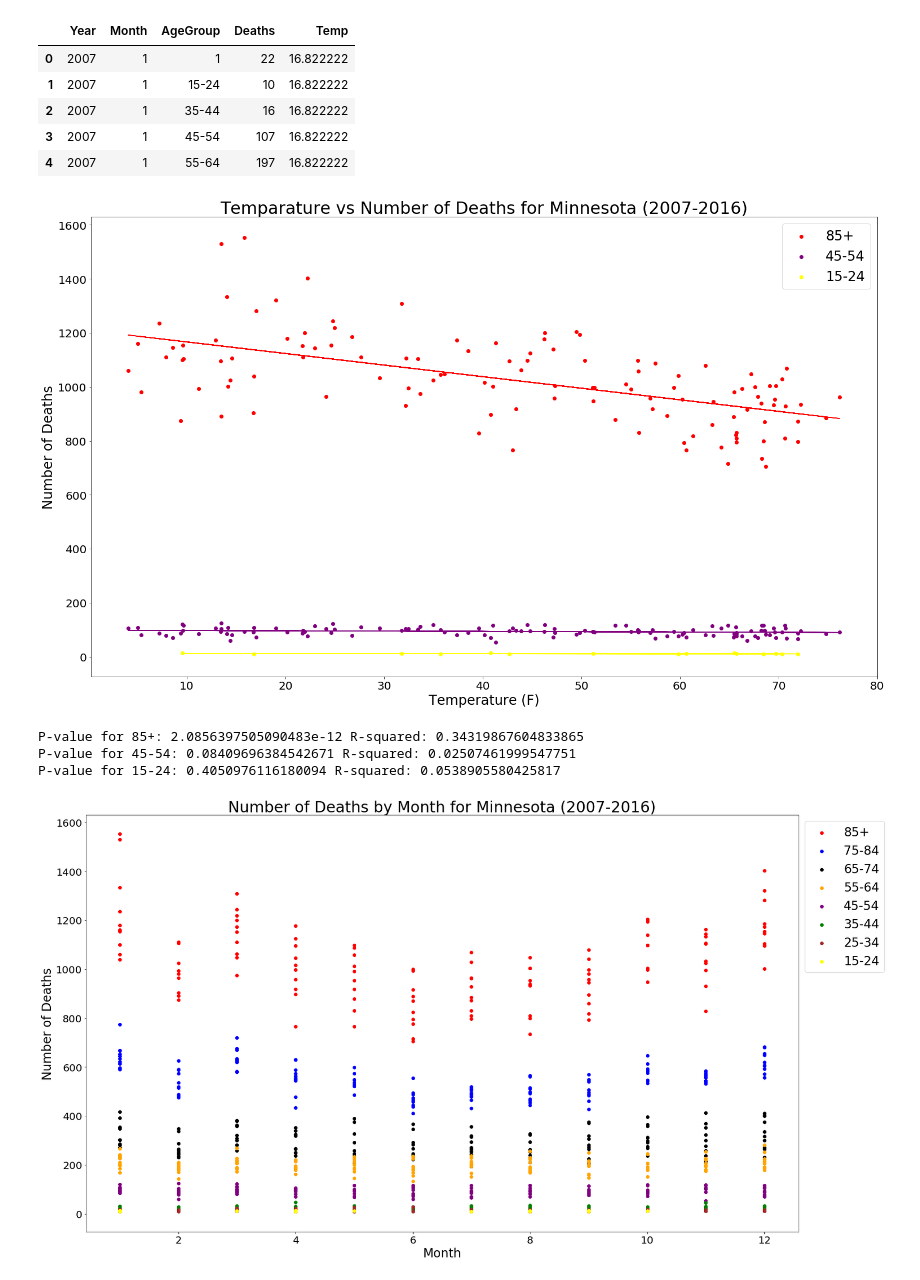
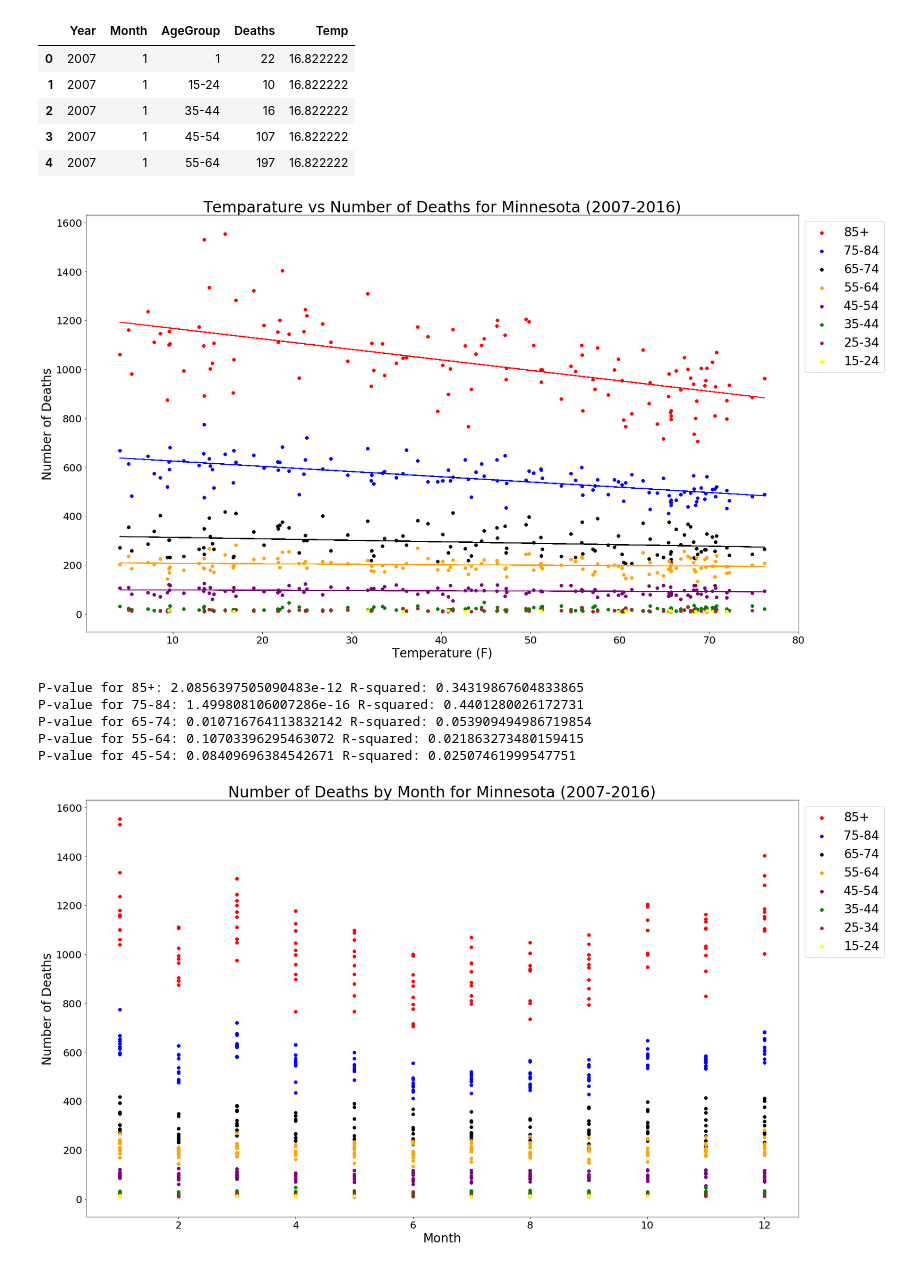
Before and after one commit to llreber/sparkmagicProject, a Jupyter notebook: Code/ClimateData.ipynb, the cells around one changed output. Cells and saved outputs as stored; diff of their text form; code cells hidden in the pictures.

```diff
--- a/Code/ClimateData.ipynb
+++ b/Code/ClimateData.ipynb
@@ -143,53 +161,56 @@ group60 = mn_df.loc[(mn_df["AgeGroup"]=="35-44"),:]
 group70 = mn_df.loc[(mn_df["AgeGroup"]=="25-34"),:]
 group80 = mn_df.loc[(mn_df["AgeGroup"]=="15-24"),:]
 # %%
+#Scatter plot the state-wide data by temperature and age group
 plt.figure(figsize=(25,15))
 plt.scatter(x=group10["Temp"], y=group10["Deaths"], color = "red", label = "85+")
-#plt.scatter(x=group20["Temp"], y=group20["Deaths"], color = "blue",label = "75-84")
-#plt.scatter(x=group30["Temp"], y=group30["Deaths"], color = "black",label = "65-74")
-#plt.scatter(x=group40["Temp"], y=group40["Deaths"], color = "orange",label = "55-64")
+plt.scatter(x=group20["Temp"], y=group20["Deaths"], color = "blue",label = "75-84")
+plt.scatter(x=group30["Temp"], y=group30["Deaths"], color = "black",label = "65-74")
+plt.scatter(x=group40["Temp"], y=group40["Deaths"], color = "orange",label = "55-64")
 plt.scatter(x=group50["Temp"], y=group50["Deaths"], color = "purple",label = "45-54")
-#plt.scatter(x=group60["Temp"], y=group60["Deaths"], color = "green",label = "35-44")
-#plt.scatter(x=group70["Temp"], y=group70["Deaths"], color = "brown",label = "25-34")
+plt.scatter(x=group60["Temp"], y=group60["Deaths"], color = "green",label = "35-44")
+plt.scatter(x=group70["Temp"], y=group70["Deaths"], color = "brown",label = "25-34")
 plt.scatter(x=group80["Temp"], y=group80["Deaths"], color = "yellow",label = "15-24")
 (slope10, intercept10, residual10, pvalue10, stderr10) = linregress(group10["Temp"], group10["Deaths"])
 fit10 = slope10 * group10["Temp"] + intercept10
 plt.plot(group10["Temp"], fit10, 'red', label="_nolegend_")
-#(slope20, intercept20, residual20, pvalue20, stderr20) = linregress(group20["Temp"], group20["Deaths"])
-#fit20 = slope20 * group20["Temp"] + intercept20
-#plt.plot(group20["Temp"], fit20, 'blue', label="_nolegend_")
-#(slope30, intercept30, residual30, pvalue30, stderr30) = linregress(group30["Temp"], group30["Deaths"])
-#fit30 = slope30 * group30["Temp"] + intercept30
-#plt.plot(group30["Temp"], fit30, 'black', label="_nolegend_")
-#(slope40, intercept40, residual40, pvalue40, stderr40) = linregress(group40["Temp"], group40["Deaths"])
-#fit40 = slope40 * group40["Temp"] + intercept40
-#plt.plot(group40["Temp"], fit40, 'orange', label="_nolegend_")
+(slope20, intercept20, residual20, pvalue20, stderr20) = linregress(group20["Temp"], group20["Deaths"])
+fit20 = slope20 * group20["Temp"] + intercept20
+plt.plot(group20["Temp"], fit20, 'blue', label="_nolegend_")
+(slope30, intercept30, residual30, pvalue30, stderr30) = linregress(group30["Temp"], group30["Deaths"])
+fit30 = slope30 * group30["Temp"] + intercept30
+plt.plot(group30["Temp"], fit30, 'black', label="_nolegend_")
+(slope40, intercept40, residual40, pvalue40, stderr40) = linregress(group40["Temp"], group40["Deaths"])
+fit40 = slope40 * group40["Temp"] + intercept40
+plt.plot(group40["Temp"], fit40, 'orange', label="_nolegend_")
 (slope50, intercept50, residual50, pvalue50, stderr50) = linregress(group50["Temp"], group50["Deaths"])
 fit50 = slope50 * group50["Temp"] + intercept50
 plt.plot(group50["Temp"], fit50, 'purple', label="_nolegend_")
-(slope80, intercept80, residual80, pvalue80, stderr80) = linregress(group80["Temp"], group80["Deaths"])
-fit80 = slope80 * group80["Temp"] + intercept80
-plt.plot(group80["Temp"], fit80, 'yellow', label="_nolegend_")
+#(slope80, intercept80, residual80, pvalue80, stderr80) = linregress(group80["Temp"], group80["Deaths"])
+#fit80 = slope80 * group80["Temp"] + intercept80
+#plt.plot(group80["Temp"], fit80, 'yellow', label="_nolegend_")
 matplotlib.rc('xtick', labelsize=20)
 plt.xlabel("Temperature (F)", fontsize=24)
 matplotlib.rc('ytick', labelsize=20)
 plt.ylabel("Number of Deaths", fontsize=24)
 plt.title("Temparature vs Number of Deaths for Minnesota (2007-2016)", fontsize=30)
 plt.legend(bbox_to_anchor=(1, 1), fontsize=24)
 
-plt.savefig("../Images/MinnesotaByAgeLimited.png")
+#plt.savefig("../Images/MinnesotaByAge.png")
 plt.show()
 # %% [output]
-[figure, old version]
+[figure, new version]
 # %%
 print(f"P-value for 85+: {pvalue10} R-squared: {residual10**2}")
-#print(f"P-value for 75-84: {pvalue20} R-squared: {residual20**2}")
-#print(f"P-value for 65-74: {pvalue30} R-squared: {residual30**2}")
-#print(f"P-value for 55-64: {pvalue40} R-squared: {residual40**2}")
+print(f"P-value for 75-84: {pvalue20} R-squared: {residual20**2}")
+print(f"P-value for 65-74: {pvalue30} R-squared: {residual30**2}")
+print(f"P-value for 55-64: {pvalue40} R-squared: {residual40**2}")
 print(f"P-value for 45-54: {pvalue50} R-squared: {residual50**2}")
-print(f"P-value for 15-24: {pvalue80} R-squared: {residual80**2}")
+#print(f"P-value for 15-24: {pvalue80} R-squared: {residual80**2}")
 # %% [output]
 P-value for 85+: 2.0856397505090483e-12 R-squared: 0.34319867604833865
+P-value for 75-84: 1.499808106007286e-16 R-squared: 0.4401280026172731
+P-value for 65-74: 0.010716764113832142 R-squared: 0.053909494986719854
+P-value for 55-64: 0.10703396295463072 R-squared: 0.021863273480159415
 P-value for 45-54: 0.08409696384542671 R-squared: 0.02507461999547751
-P-value for 15-24: 0.4050976116180094 R-squared: 0.0538905580425817
 # %%
```
Also changed, not shown: parts of 12 cells of this notebook, 1 other file.
